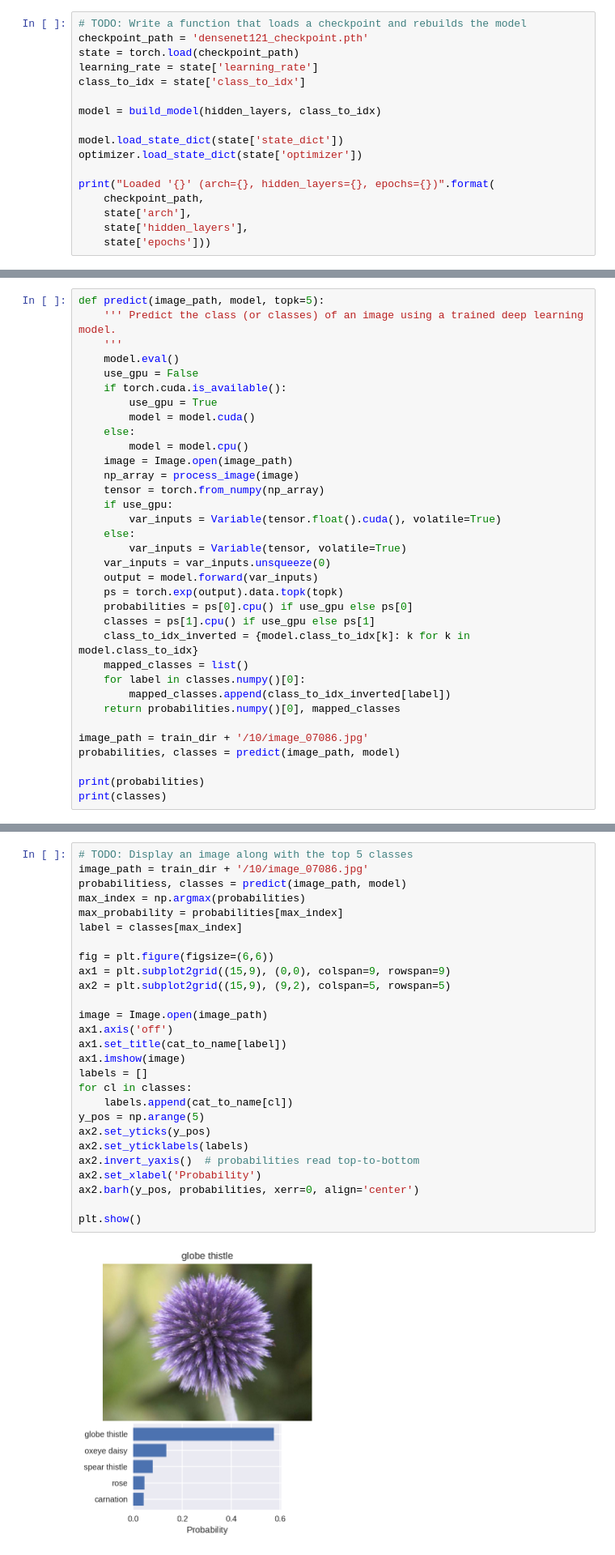
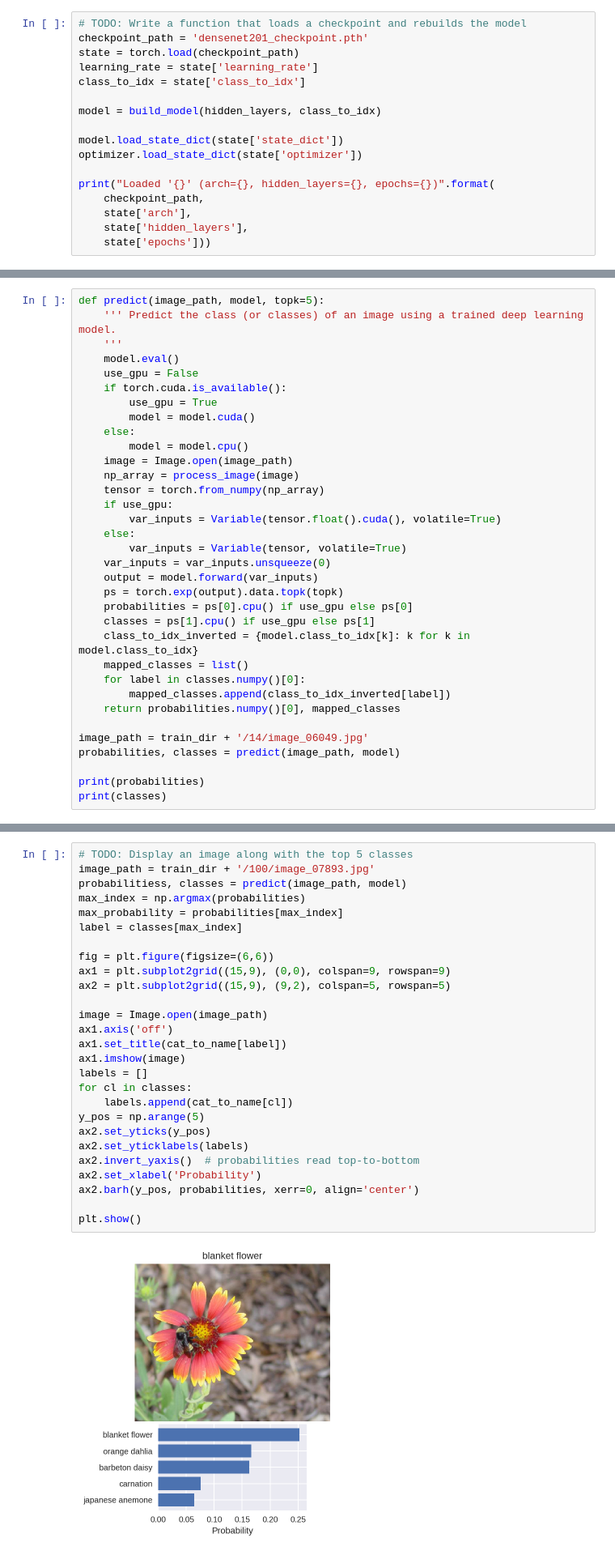
Before and after one commit to subodhkhanger/pytorch_challenge, a Jupyter notebook: Image_Classifier_Project.ipynb, the cells around one changed output, grey strips where cells are left out. Shown at 81% size. Saved outputs shown, nothing was run; the diff lists cells and outputs as text.

```diff
--- a/Image_Classifier_Project.ipynb
+++ b/Image_Classifier_Project.ipynb
@@ -383,7 +367,7 @@ torch.save(state, checkpoint_path)
 At this point it's good to write a function that can load a checkpoint and rebuild the model. That way you can come back to this project and keep working on it without having to retrain the network.
 # %%
 # TODO: Write a function that loads a checkpoint and rebuilds the model
-checkpoint_path = 'densenet121_checkpoint.pth'
+checkpoint_path = 'densenet201_checkpoint.pth'
 state = torch.load(checkpoint_path)
 learning_rate = state['learning_rate']
 class_to_idx = state['class_to_idx']
@@ -525,7 +509,7 @@ def predict(image_path, model, topk=5):
         mapped_classes.append(class_to_idx_inverted[label])
     return probabilities.numpy()[0], mapped_classes
 
-image_path = train_dir + '/10/image_07086.jpg'
+image_path = train_dir + '/14/image_06049.jpg'
 probabilities, classes = predict(image_path, model)
 
 print(probabilities)
@@ -543,30 +527,30 @@ Now that you can use a trained model for predictions, check to make sure it make
 You can convert from the class integer encoding to actual flower names with the `cat_to_name.json` file (should have been loaded earlier in the notebook). To show a PyTorch tensor as an image, use the `imshow` function defined above.
 # %%
 # TODO: Display an image along with the top 5 classes
-image_path = train_dir + '/10/image_07086.jpg'
+image_path = train_dir + '/100/image_07893.jpg'
 probabilitiess, classes = predict(image_path, model)
 max_index = np.argmax(probabilities)
 max_probability = probabilities[max_index]
 label = classes[max_index]
 
 fig = plt.figure(figsize=(6,6))
 ax1 = plt.subplot2grid((15,9), (0,0), colspan=9, rowspan=9)
 ax2 = plt.subplot2grid((15,9), (9,2), colspan=5, rowspan=5)
 
 image = Image.open(image_path)
 ax1.axis('off')
 ax1.set_title(cat_to_name[label])
 ax1.imshow(image)
 labels = []
 for cl in classes:
     labels.append(cat_to_name[cl])
 y_pos = np.arange(5)
 ax2.set_yticks(y_pos)
 ax2.set_yticklabels(labels)
 ax2.invert_yaxis()  # probabilities read top-to-bottom
 ax2.set_xlabel('Probability')
 ax2.barh(y_pos, probabilities, xerr=0, align='center')
 
 plt.show()
 # %% [output]
-[figure, old version]
+[figure, new version]
```
Also changed, not shown: parts of 7 cells of this notebook.
